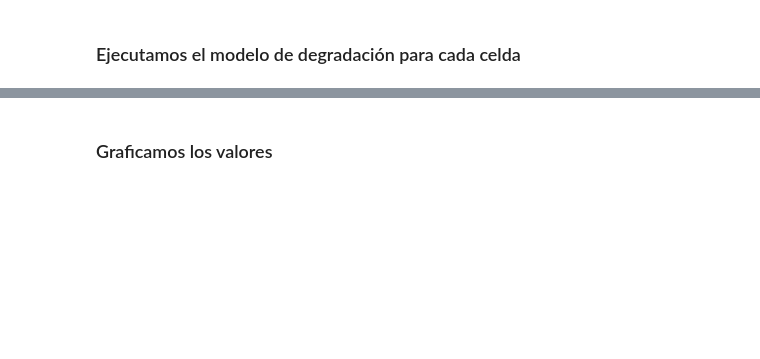
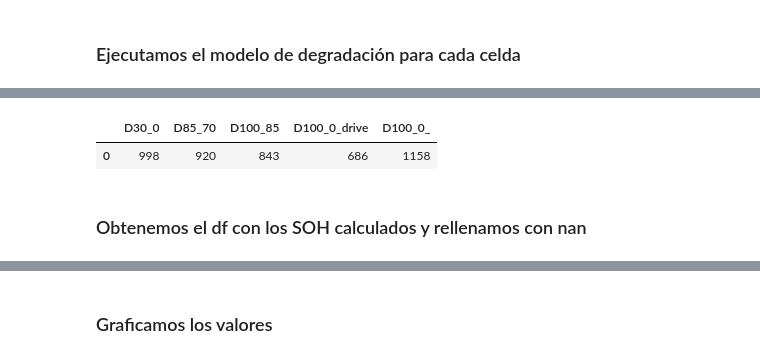
Before and after one commit to AXS-Rose/degradation_model, a Jupyter notebook: soh_methods_aging.ipynb, the cells around one changed output, grey strips where cells are left out. Drawn from its saved outputs; the diff is of its cells as text; code cells hidden in the pictures; blank space fills up the shorter version.

```diff
--- a/soh_methods_aging.ipynb
+++ b/soh_methods_aging.ipynb
@@ -254,0 +136,43 @@ interpolated_values
+# %%
+cells = ["D30_0","D85_70","D100_85","D100_0_drive","D100_0_"]
+models = [f_30_0,f_85_70,f_100_85,f_100_0,f_100_0_]
+SR = [[30,0],[85,70],[100,85],[100,0],[100,0]]
+
+for model in models:
+    model.Q_inst = param.get("Qmax")
+
+cells_SOH_list = []
+max_len = 0
+Q_healthy = param.get("Qmax")
+cell_eq_cycle = pd.DataFrame()
+max_values = pd.DataFrame()
+
+for i,cell in enumerate(cells):
+    SOH_values = []
+    eq_cycle_cnt = 0
+    soc_inst = SR[i][0]
+    soc_counting_eqcycle = [soc_inst]
+    soc_acc = 0
+
+    soc_profile = generate_soc_profile(SR[i][0],SR[i][1],cycle_values[cell].values[0])
+    differences = [soc_profile[i] - soc_profile[i-1] for i in range(1, len(soc_profile))]
+    for dsoc in differences:
+        soc_inst += dsoc
+        soc_counting_eqcycle.append(soc_inst)
+        if dsoc < 0:
+            soc_acc+=dsoc
+        if soc_acc < -100:
+            eta_k_eqcycle = models[i].get_factor(soc_counting_eqcycle,unnml=False)
+            models[i].Q_inst *= eta_k_eqcycle[0]
+
+            soc_acc = 0
+            soc_counting_eqcycle = [soc_counting_eqcycle[-1]]
+            eq_cycle_cnt += 1
+        SOH_values.append(models[i].Q_inst / Q_healthy)
+
+    max_len = len(SOH_values)
+    max_values[cell] = [max_len]
+    cells_SOH_list.append(SOH_values)
+    cell_eq_cycle[cell] = [eq_cycle_cnt]
+    eq_cycle_cnt = 0
+    SOH_values = []
@@ -254,0 +197,7 @@ interpolated_values
+# %%
+cell_eq_cycle
+# %% [output]
+|  | D30_0 | D85_70 | D100_85 | D100_0_drive | D100_0_ |
+| 0 | 998 | 920 | 843 | 686 | 1158 |
+# %% [markdown]
+### Obtenemos el df con los SOH calculados y rellenamos con nan
```
Also changed, not shown: parts of 14 cells of this notebook, 2 other files.
